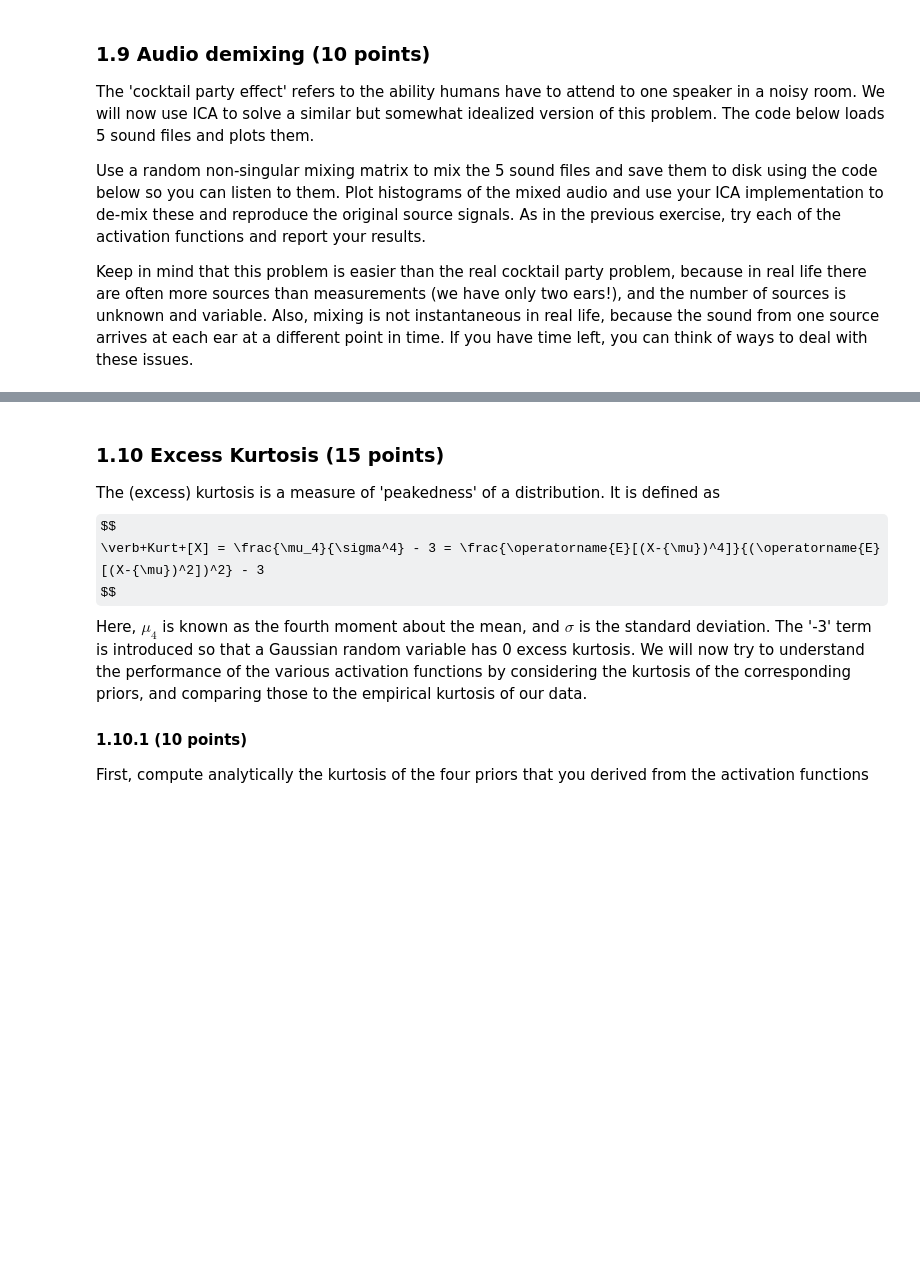
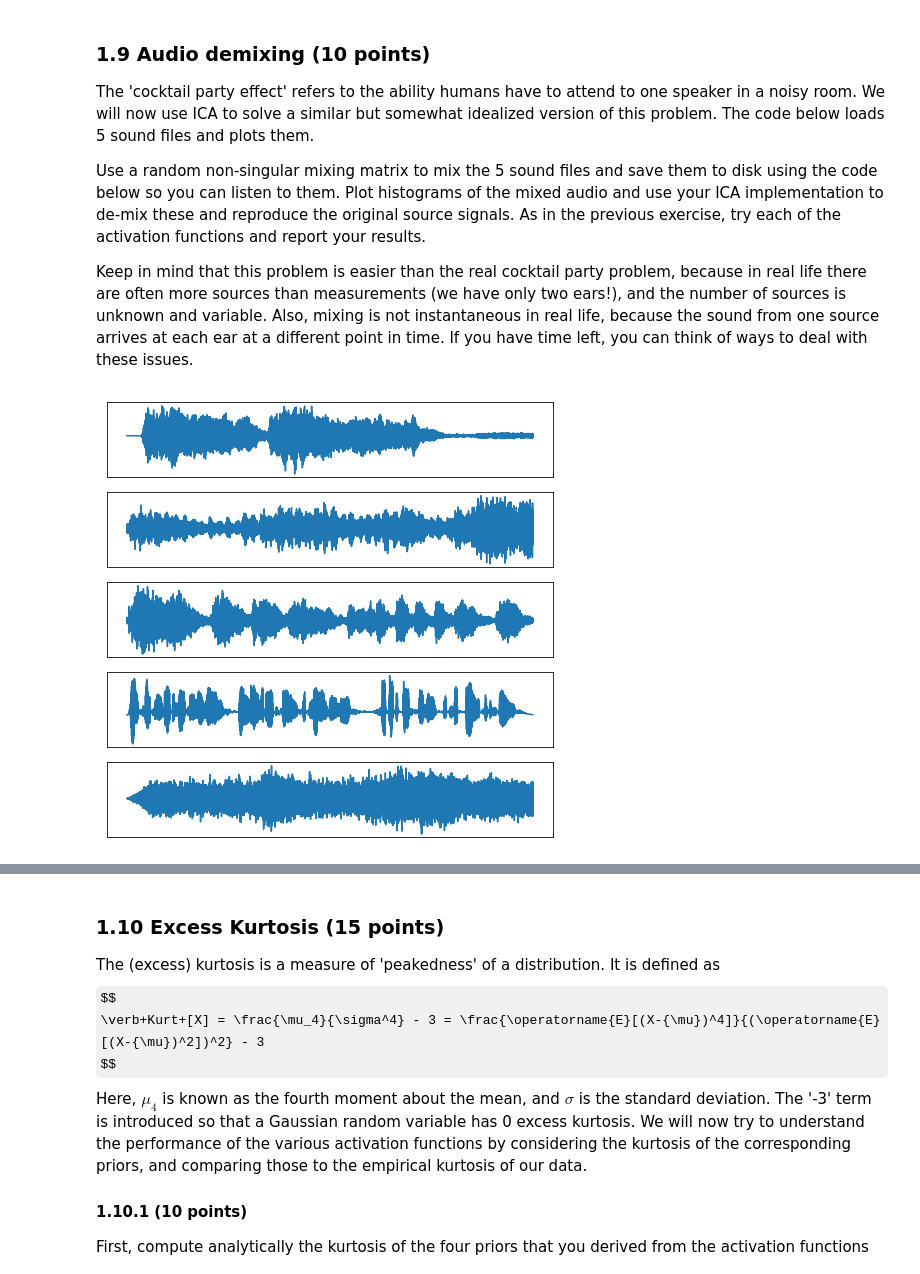
Before and after one commit to danakianfar/machine_learning_2_labs, a Jupyter notebook: lab1/lab1.ipynb, the cells around one changed output, grey strips where cells are left out. Saved outputs shown, nothing was run; the diff lists cells and outputs as text; code cells hidden in the pictures; some formulas as TeX source; blank space fills up the shorter version.

```diff
--- a/lab1/lab1.ipynb
+++ b/lab1/lab1.ipynb
@@ -383,16 +385,22 @@ def save_wav(data, out_file, rate):
 # %%
 # Load audio sources
 source_files = ['beet.wav', 'beet9.wav', 'beet92.wav', 'mike.wav', 'street.wav']
 wav_data = []
 sample_rate = None
 for f in source_files:
     sr, data = scipy.io.wavfile.read(f, mmap=False)
     if sample_rate is None:
         sample_rate = sr
     else:
         assert(sample_rate == sr)
     wav_data.append(data[:190000])  # cut off the last part so that all signals have same length
 
 # Create source and measurement data
 S_audio = np.c_[wav_data]
 plot_signals(S_audio)
+
+A_audio = random_nonsingular_matrix(d=S_audio.shape[0])
+X_audio = make_mixtures(S_audio, A_audio)
+X_audio_w = whiten(X_audio)
+# %% [output]
+[figure, added]
```
Also changed, not shown: parts of 11 cells of this notebook, 6 other files.
